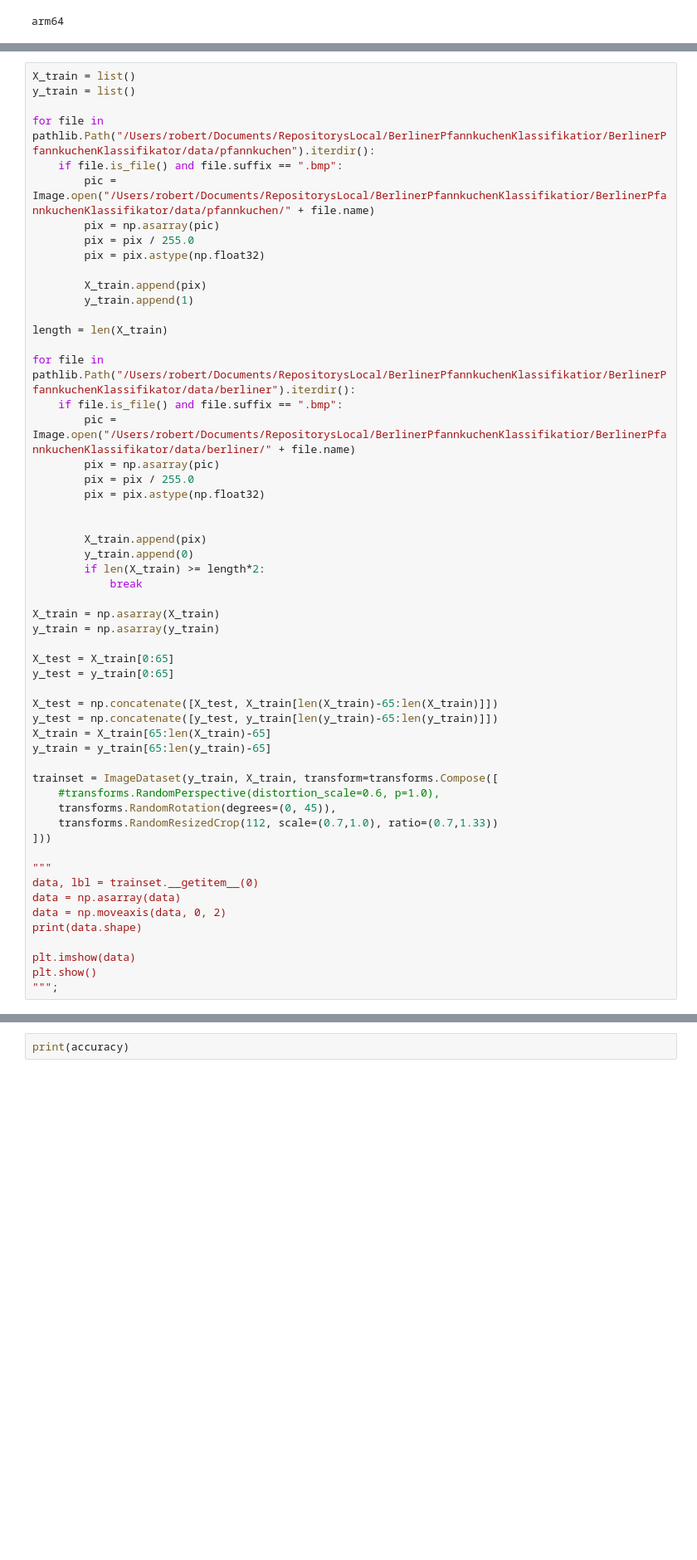
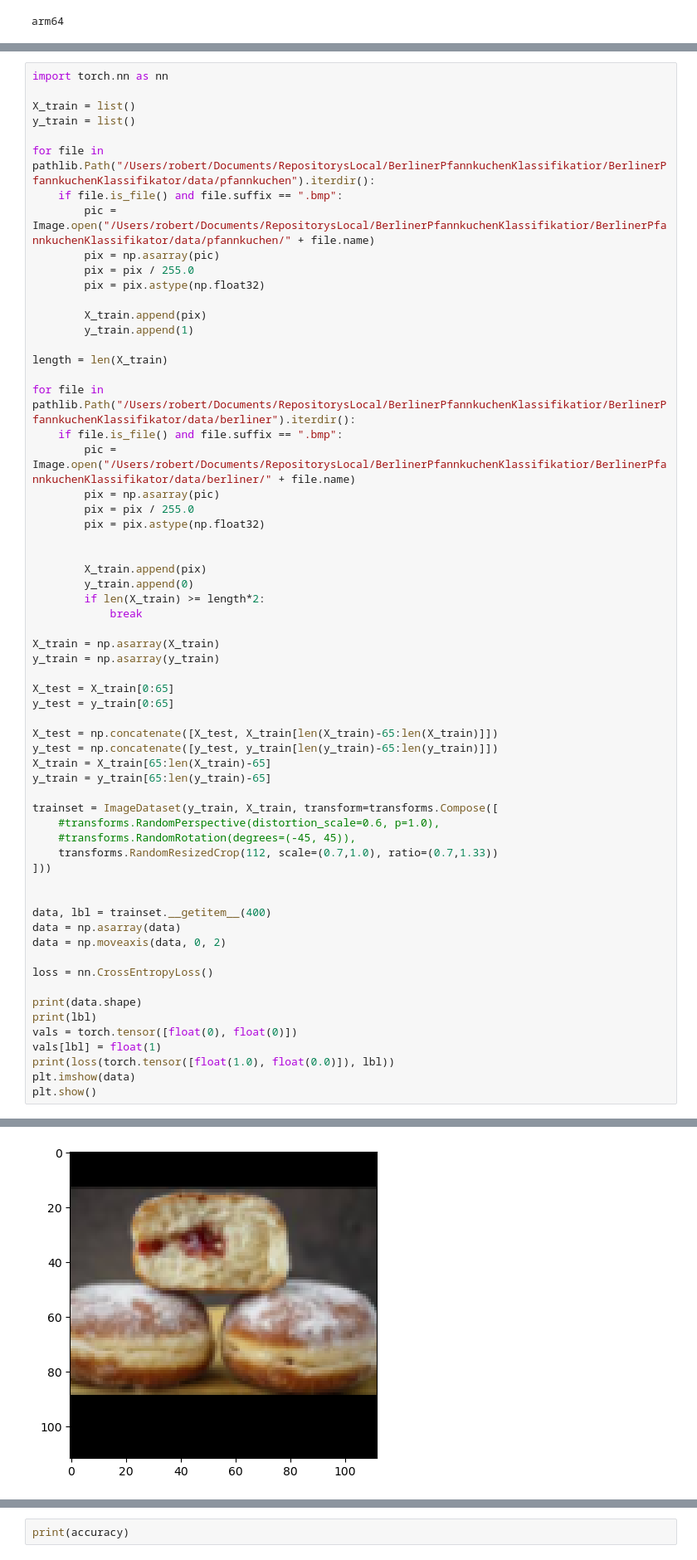
Before and after one commit to Rob2U/BerlinerPfannkuchenKlassifikator, a Jupyter notebook: cnn.ipynb, the cells around one changed output, grey strips where cells are left out. Shown at 83% size. Saved outputs shown, nothing was run; the diff lists cells and outputs as text; blank space fills up the shorter version.

```diff
--- a/cnn.ipynb
+++ b/cnn.ipynb
@@ -50,6 +50,8 @@ class ImageDataset(Dataset):
 
         return image, label
 # %%
+import torch.nn as nn
+
 X_train = list()
 y_train = list()
 
@@ -91,16 +93,22 @@ y_train = y_train[65:len(y_train)-65]
 
 trainset = ImageDataset(y_train, X_train, transform=transforms.Compose([
     #transforms.RandomPerspective(distortion_scale=0.6, p=1.0),
-    transforms.RandomRotation(degrees=(0, 45)),
+    #transforms.RandomRotation(degrees=(-45, 45)),
     transforms.RandomResizedCrop(112, scale=(0.7,1.0), ratio=(0.7,1.33))
 ]))
 
-"""
-data, lbl = trainset.__getitem__(0)
+
+data, lbl = trainset.__getitem__(400)
 data = np.asarray(data)
 data = np.moveaxis(data, 0, 2)
+
+loss = nn.CrossEntropyLoss()
+
 print(data.shape)
-
+print(lbl)
+vals = torch.tensor([float(0), float(0)])
+vals[lbl] = float(1)
+print(loss(torch.tensor([float(1.0), float(0.0)]), lbl))
 plt.imshow(data)
 plt.show()
-""";
+# %% [output]
@@ -107,3 +118,4 @@ plt.show()
+[figure, added]
 # %%
 import torch.nn as nn
 import torch.nn.functional as F
```
Also changed, not shown: parts of 4 cells of this notebook.
